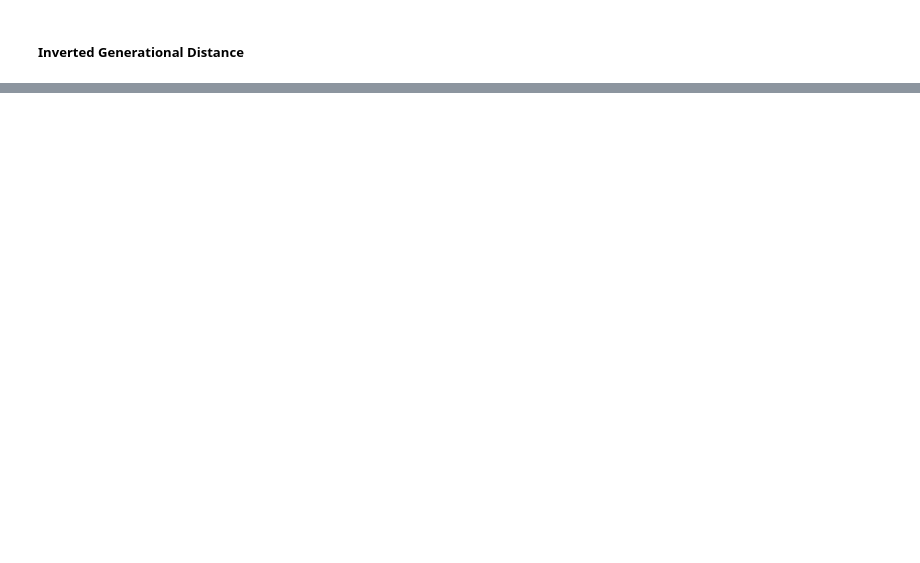
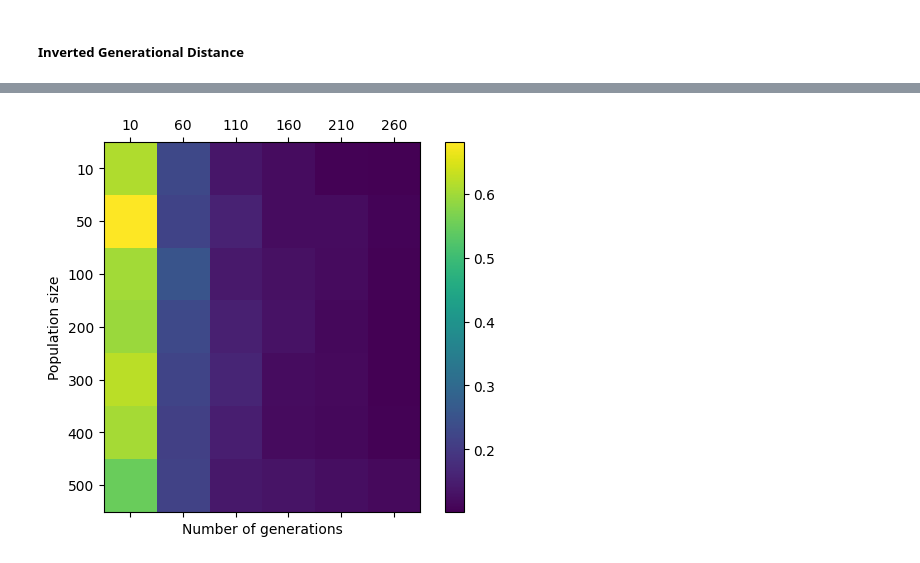
Before and after one commit to alessandro1802/moo, a Jupyter notebook: lab3.ipynb, the cells around one changed output, grey strips where cells are left out. Saved outputs shown, nothing was run; the diff lists cells and outputs as text; code cells hidden in the pictures; blank space fills up the shorter version.

```diff
--- a/lab3.ipynb
+++ b/lab3.ipynb
@@ -517,0 +795,25 @@ Population size: 500
+# %%
+mean_idgs = [[], []]
+for i in range(len(igds)):
+    for population_size in igds[i]:
+        mean_idgs[i].append([])
+        for num_iterations in igds[i][population_size]:
+            mean_idgs[i][-1].append(np.mean(igds[i][population_size][num_iterations]))
+
+mean_idgs_AW = np.array(mean_idgs[0])
+mean_idgs_DPRO = np.array(mean_idgs[1])
+# %%
+fig, ax = plt.subplots(1, 1)
+
+pos = ax.matshow(mean_idgs_AW)
+fig.colorbar(pos, ax=ax)
+
+ax.set_xticks(range(len(n_generations)), n_generations)
+ax.set_yticks(range(len(pop_sizes)), pop_sizes)
+ax.set_xlabel("Number of generations")
+ax.set_ylabel("Population size")
+
+plt.savefig('./plots/IDGs3_AW.svg')
+plt.show()
+# %% [output]
+[figure, added]
```
Also changed, not shown: parts of 24 cells of this notebook, 47 other files.
